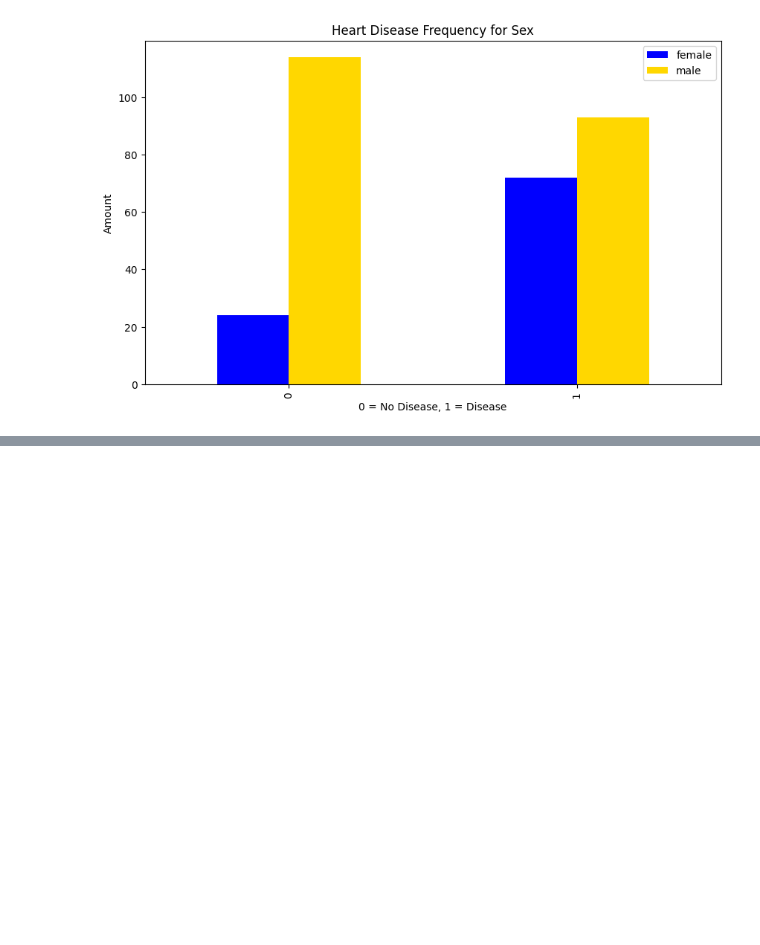
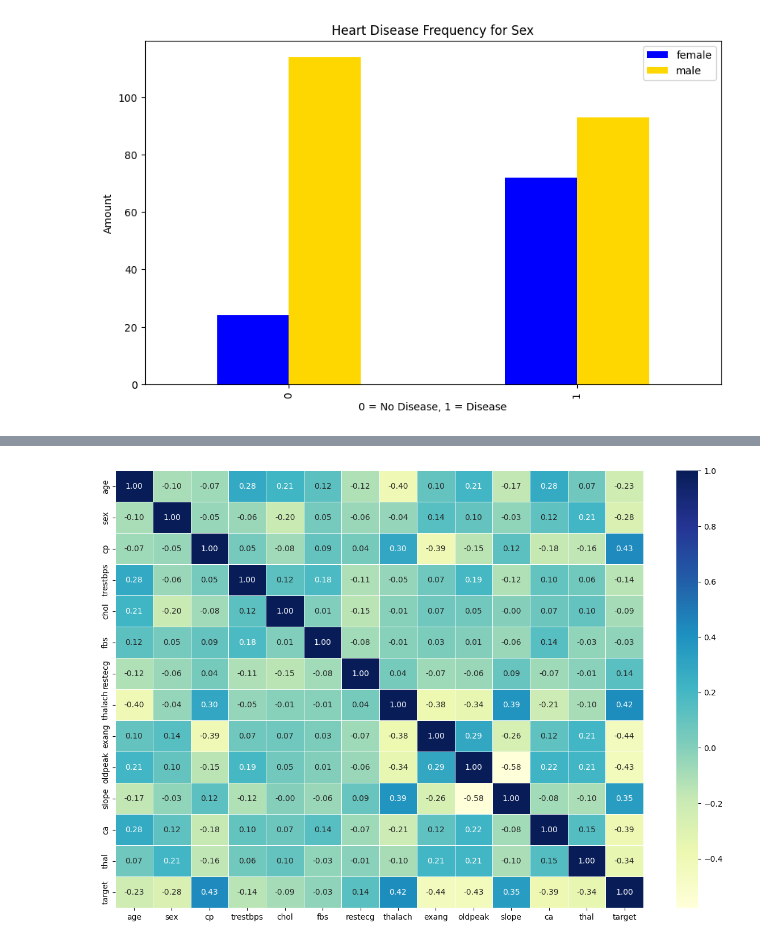
Before and after one commit to mauriciotxt/cl-model-1, a Jupyter notebook: classification-model.ipynb, the cells around one changed output, grey strips where cells are left out. Cells and saved outputs as stored; diff of their text form; code cells hidden in the pictures; blank space fills up the shorter version.

```diff
--- a/classification-model.ipynb
+++ b/classification-model.ipynb
@@ -117,0 +224,9 @@ Text(0, 0.5, 'Amount')
+# %%
+# Visualise correlation table using seaborn heatmap
+correlation_matrix = df.corr()
+
+fig, ax = plt.subplots(figsize=(15,10))
+
+ax = sns.heatmap(correlation_matrix, annot=True, linewidths=0.5, fmt=".2f", cmap="YlGnBu")
+# %% [output]
+[figure, added]
```
Also changed, not shown: parts of 9 cells of this notebook, 1 other file.
